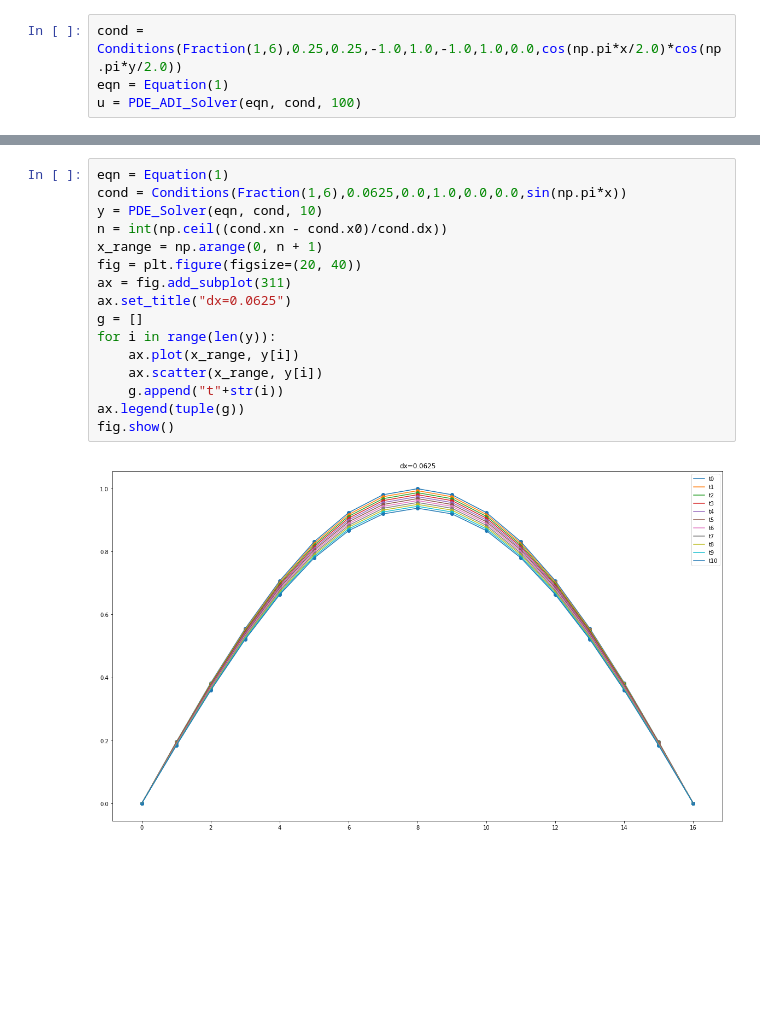
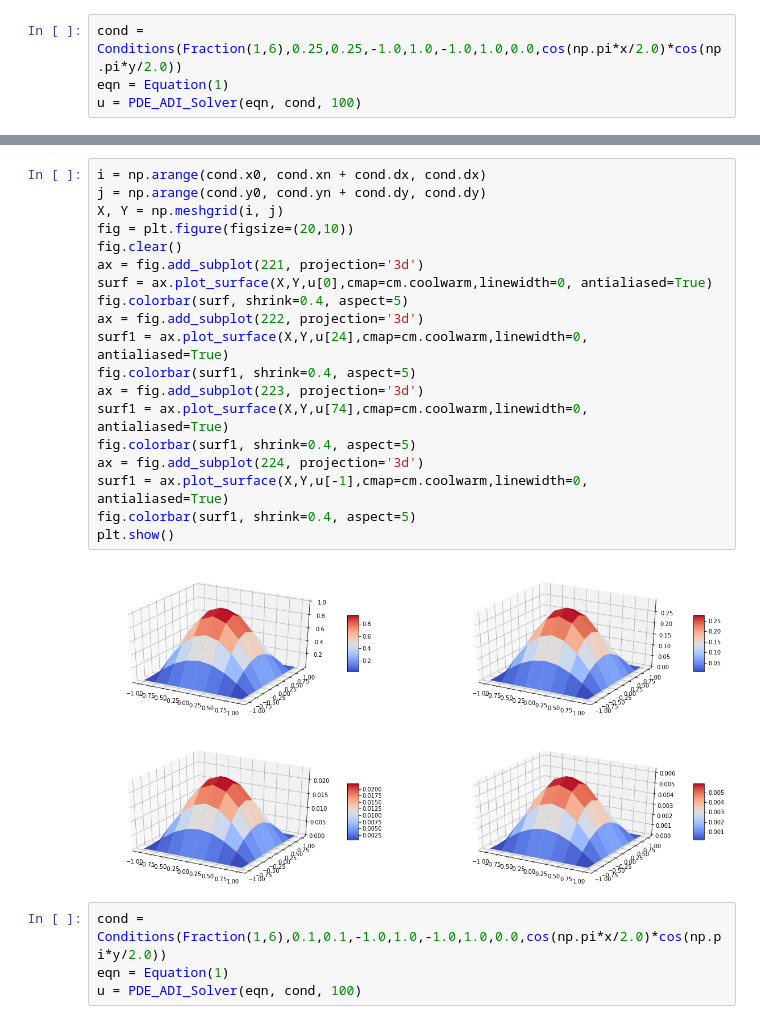
Before and after one commit to rudrasohan/Advanced-Numerical-Techniques, a Jupyter notebook: assignment8.ipynb, the cells around one changed output, grey strips where cells are left out. Cells and saved outputs as stored; diff of their text form; blank space fills up the shorter version.

Commit message:
added graphs

```diff
--- a/assignment8.ipynb
+++ b/assignment8.ipynb
@@ -217,18 +184,25 @@ fig.show()
-# %%
-eqn = Equation(1)
-cond = Conditions(Fraction(1,6),0.0625,0.0,1.0,0.0,0.0,sin(np.pi*x))
-y = PDE_Solver(eqn, cond, 10)
-n = int(np.ceil((cond.xn - cond.x0)/cond.dx))
-x_range = np.arange(0, n + 1)
-fig = plt.figure(figsize=(20, 40))
-ax = fig.add_subplot(311)
-ax.set_title("dx=0.0625")
-g = []
-for i in range(len(y)):
-    ax.plot(x_range, y[i])
-    ax.scatter(x_range, y[i])
-    g.append("t"+str(i))
-ax.legend(tuple(g))
-fig.show()
-# %% [output]
-[figure, removed]
+# %%
+i = np.arange(cond.x0, cond.xn + cond.dx, cond.dx)
+j = np.arange(cond.y0, cond.yn + cond.dy, cond.dy)
+X, Y = np.meshgrid(i, j)
+fig = plt.figure(figsize=(20,10))
+fig.clear()
+ax = fig.add_subplot(221, projection='3d')
+surf = ax.plot_surface(X,Y,u[0],cmap=cm.coolwarm,linewidth=0, antialiased=True)
+fig.colorbar(surf, shrink=0.4, aspect=5)
+ax = fig.add_subplot(222, projection='3d')
+surf1 = ax.plot_surface(X,Y,u[24],cmap=cm.coolwarm,linewidth=0, antialiased=True)
+fig.colorbar(surf1, shrink=0.4, aspect=5)
+ax = fig.add_subplot(223, projection='3d')
+surf1 = ax.plot_surface(X,Y,u[74],cmap=cm.coolwarm,linewidth=0, antialiased=True)
+fig.colorbar(surf1, shrink=0.4, aspect=5)
+ax = fig.add_subplot(224, projection='3d')
+surf1 = ax.plot_surface(X,Y,u[-1],cmap=cm.coolwarm,linewidth=0, antialiased=True)
+fig.colorbar(surf1, shrink=0.4, aspect=5)
+plt.show()
+# %% [output]
+[figure, added]
+# %%
+cond = Conditions(Fraction(1,6),0.1,0.1,-1.0,1.0,-1.0,1.0,0.0,cos(np.pi*x/2.0)*cos(np.pi*y/2.0))
+eqn = Equation(1)
+u = PDE_ADI_Solver(eqn, cond, 100)
```
Also changed, not shown: parts of 8 cells of this notebook.
